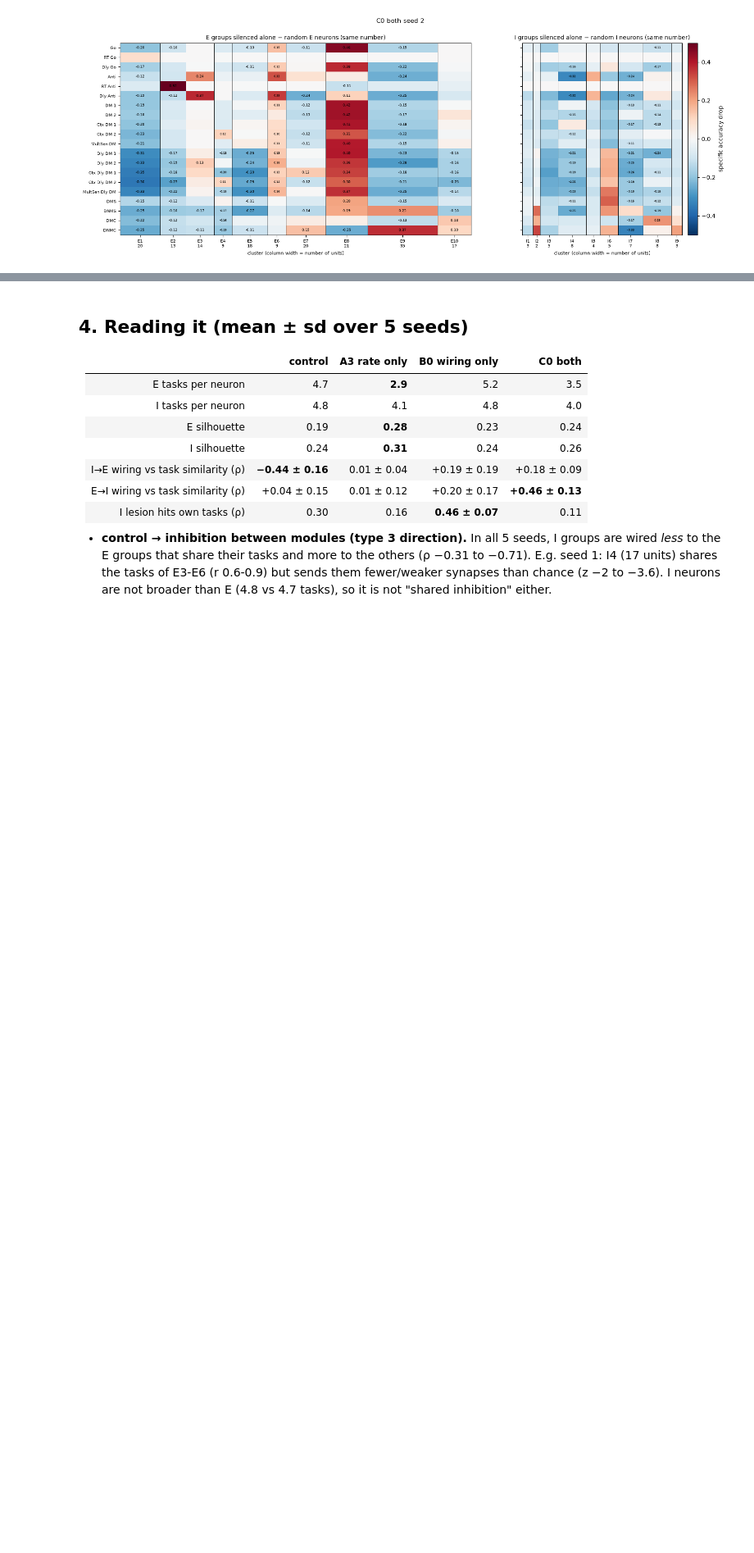
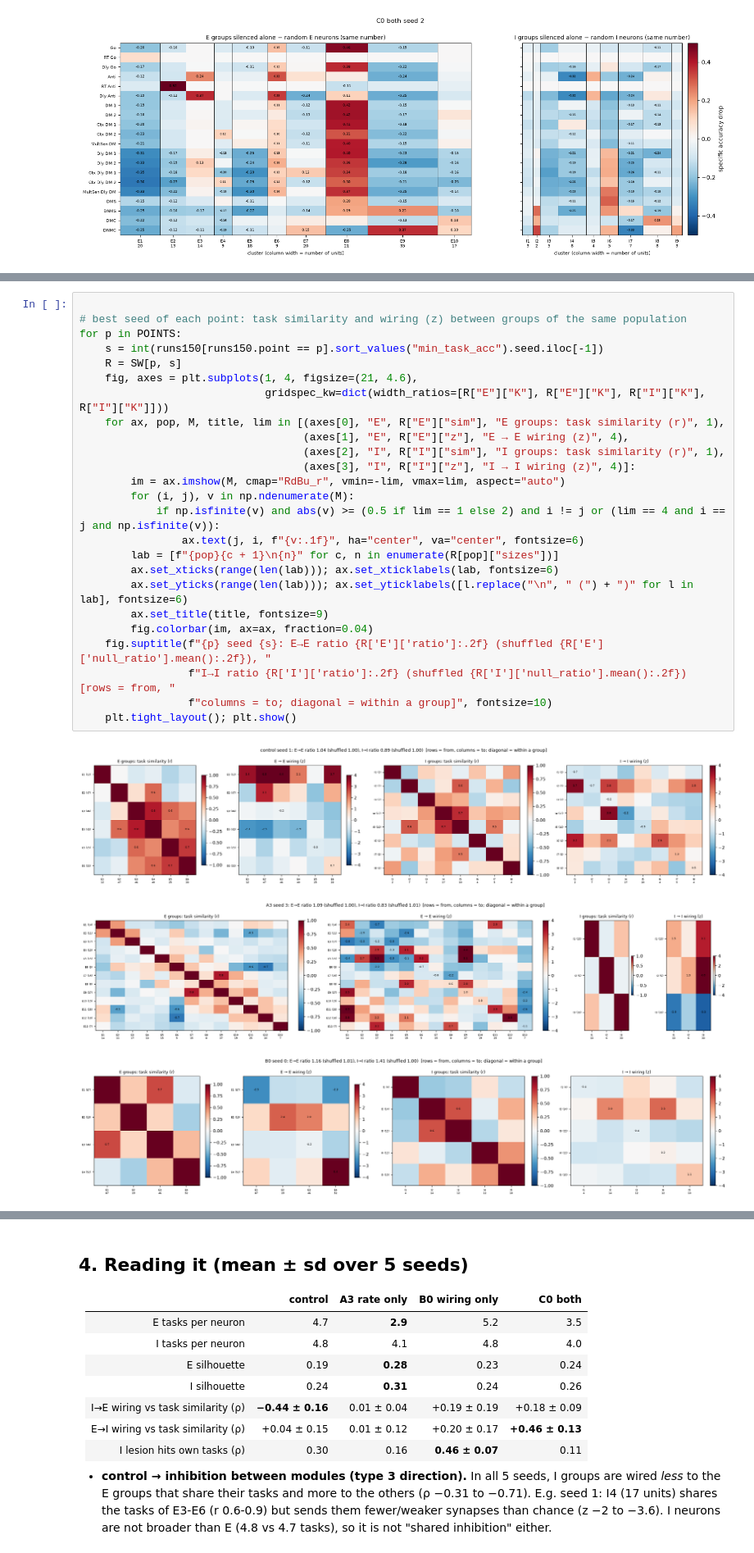
Before and after one commit to AtharvSuryawanshi/canonical_mc, a Jupyter notebook: notebooks/ei_modularity_150k.ipynb, the cells around one changed output, grey strips where cells are left out. Shown at 82% size. Cells and saved outputs as stored; diff of their text form; blank space fills up the shorter version.

Commit message:
E-E, I-I task modularity

```diff
--- a/notebooks/ei_modularity_150k.ipynb
+++ b/notebooks/ei_modularity_150k.ipynb
@@ -521,0 +664,29 @@ plot_ei(ALL["C0", s])
+# %%
+
+# best seed of each point: task similarity and wiring (z) between groups of the same population
+for p in POINTS:
+    s = int(runs150[runs150.point == p].sort_values("min_task_acc").seed.iloc[-1])
+    R = SW[p, s]
+    fig, axes = plt.subplots(1, 4, figsize=(21, 4.6),
+                             gridspec_kw=dict(width_ratios=[R["E"]["K"], R["E"]["K"], R["I"]["K"], R["I"]["K"]]))
+    for ax, pop, M, title, lim in [(axes[0], "E", R["E"]["sim"], "E groups: task similarity (r)", 1),
+                                   (axes[1], "E", R["E"]["z"], "E → E wiring (z)", 4),
+                                   (axes[2], "I", R["I"]["sim"], "I groups: task similarity (r)", 1),
+                                   (axes[3], "I", R["I"]["z"], "I → I wiring (z)", 4)]:
+        im = ax.imshow(M, cmap="RdBu_r", vmin=-lim, vmax=lim, aspect="auto")
+        for (i, j), v in np.ndenumerate(M):
+            if np.isfinite(v) and abs(v) >= (0.5 if lim == 1 else 2) and i != j or (lim == 4 and i == j and np.isfinite(v)):
+                ax.text(j, i, f"{v:.1f}", ha="center", va="center", fontsize=6)
+        lab = [f"{pop}{c + 1}\n{n}" for c, n in enumerate(R[pop]["sizes"])]
+        ax.set_xticks(range(len(lab))); ax.set_xticklabels(lab, fontsize=6)
+        ax.set_yticks(range(len(lab))); ax.set_yticklabels([l.replace("\n", " (") + ")" for l in lab], fontsize=6)
+        ax.set_title(title, fontsize=9)
+        fig.colorbar(im, ax=ax, fraction=0.04)
+    fig.suptitle(f"{p} seed {s}: E→E ratio {R['E']['ratio']:.2f} (shuffled {R['E']['null_ratio'].mean():.2f}), "
+                 f"I→I ratio {R['I']['ratio']:.2f} (shuffled {R['I']['null_ratio'].mean():.2f})  [rows = from, "
+                 f"columns = to; diagonal = within a group]", fontsize=10)
+    plt.tight_layout(); plt.show()
+# %% [output]
+[figure, added]
+[figure, added]
+[figure, added]
```
Also changed, not shown: parts of 6 cells of this notebook.
